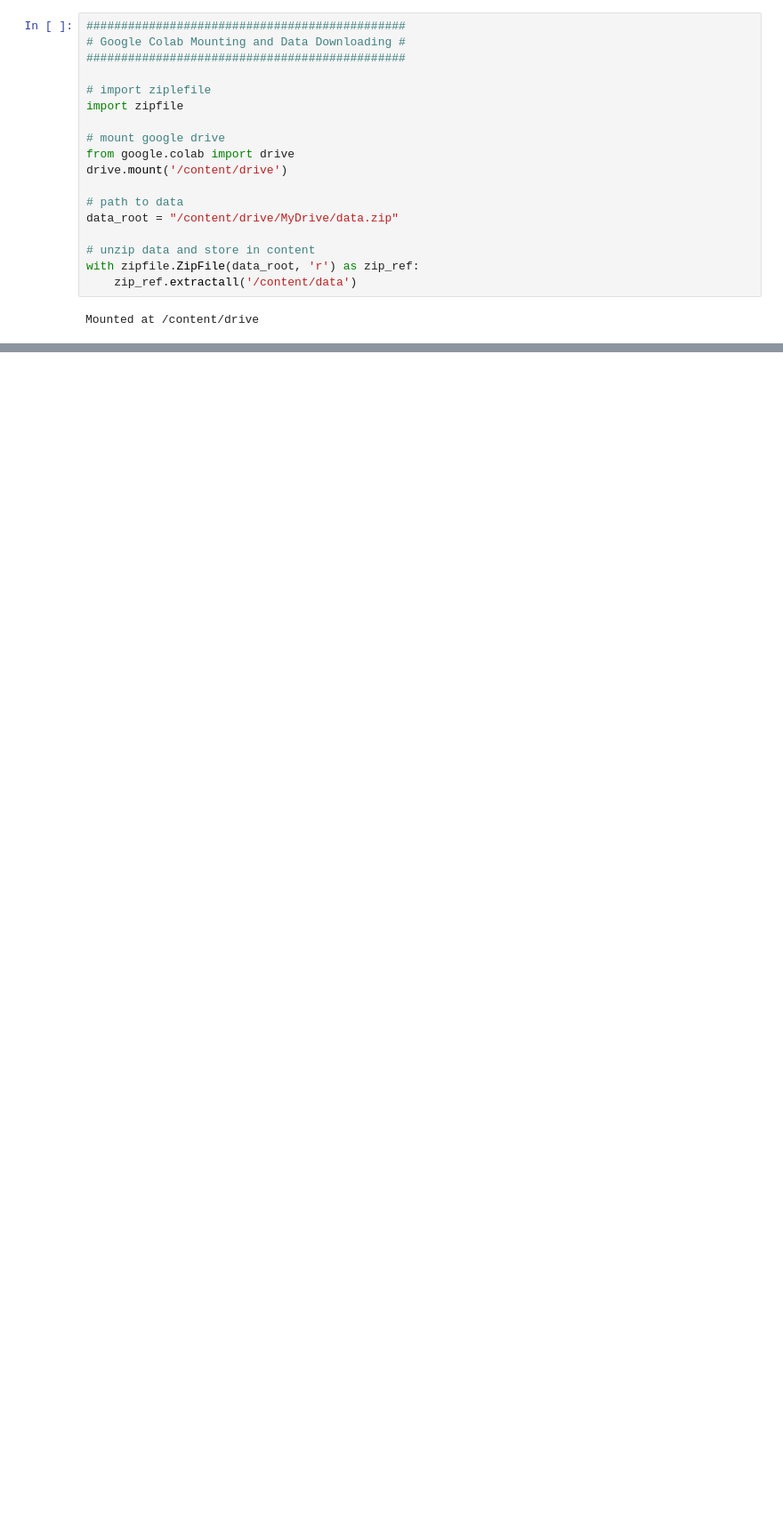
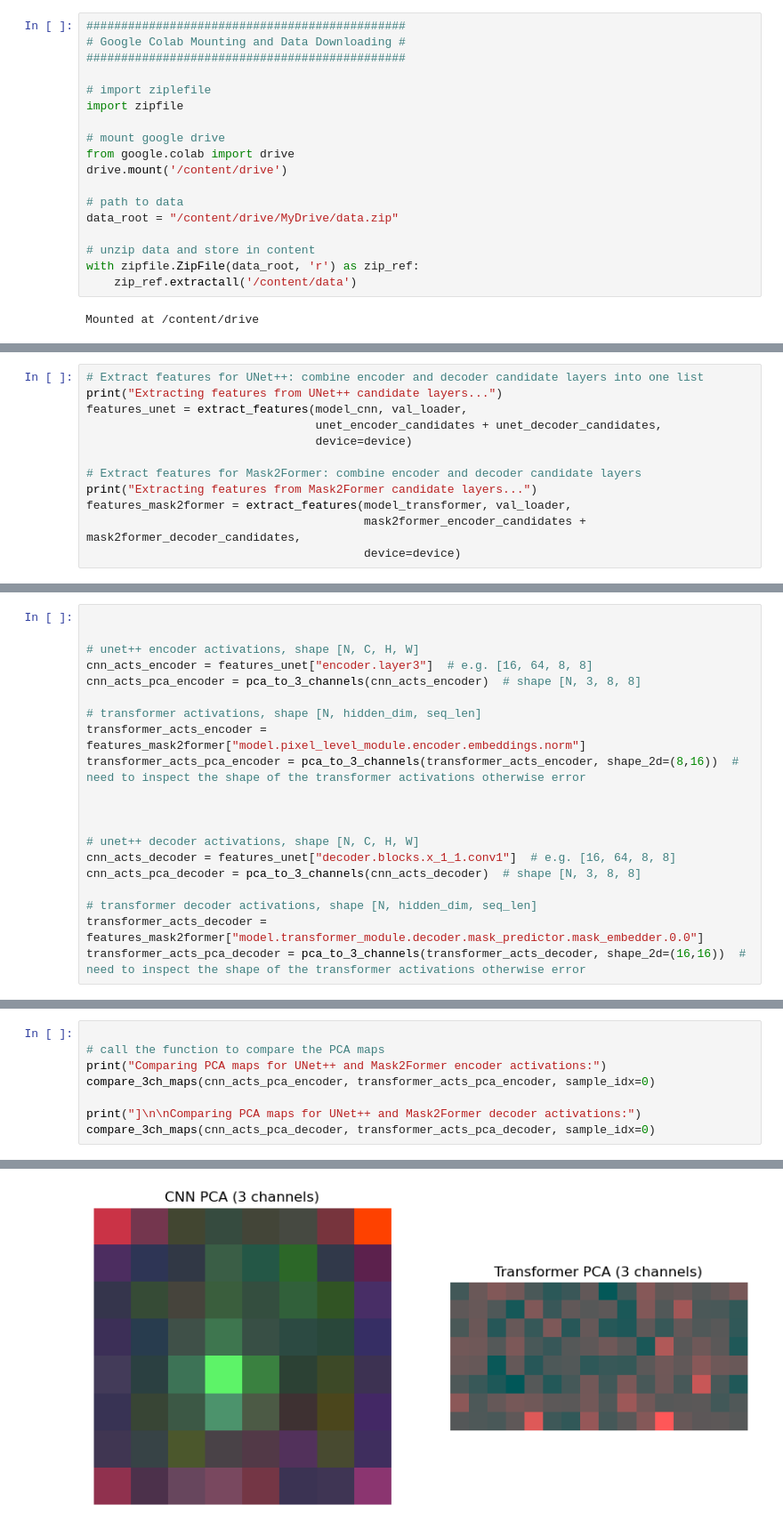
Before and after one commit to TheFourthKaramazov/mech_interp_segmentation, a Jupyter notebook: mech_interp_experiment.ipynb, the cells around one changed output, grey strips where cells are left out. Shown at 89% size. Saved outputs shown, nothing was run; the diff lists cells and outputs as text; blank space fills up the shorter version.

```diff
--- a/mech_interp_experiment.ipynb
+++ b/mech_interp_experiment.ipynb
@@ -648,0 +945,12 @@ compare_3ch_maps(cnn_acts_pca, transformer_acts_pca, sample_idx=0)
+# %%
+# Extract features for UNet++: combine encoder and decoder candidate layers into one list
+print("Extracting features from UNet++ candidate layers...")
+features_unet = extract_features(model_cnn, val_loader,
+                                 unet_encoder_candidates + unet_decoder_candidates,
+                                 device=device)
+
+# Extract features for Mask2Former: combine encoder and decoder candidate layers
+print("Extracting features from Mask2Former candidate layers...")
+features_mask2former = extract_features(model_transformer, val_loader,
+                                        mask2former_encoder_candidates + mask2former_decoder_candidates,
+                                        device=device)
@@ -648,0 +1123,20 @@ compare_3ch_maps(cnn_acts_pca, transformer_acts_pca, sample_idx=0)
+# %%
+
+
+# unet++ encoder activations, shape [N, C, H, W]
+cnn_acts_encoder = features_unet["encoder.layer3"]  # e.g. [16, 64, 8, 8]
+cnn_acts_pca_encoder = pca_to_3_channels(cnn_acts_encoder)  # shape [N, 3, 8, 8]
+
+# transformer activations, shape [N, hidden_dim, seq_len]
+transformer_acts_encoder = features_mask2former["model.pixel_level_module.encoder.embeddings.norm"]
+transformer_acts_pca_encoder = pca_to_3_channels(transformer_acts_encoder, shape_2d=(8,16))  # need to inspect the shape of the transformer activations otherwise error
+
+
+
+# unet++ decoder activations, shape [N, C, H, W]
+cnn_acts_decoder = features_unet["decoder.blocks.x_1_1.conv1"]  # e.g. [16, 64, 8, 8]
+cnn_acts_pca_decoder = pca_to_3_channels(cnn_acts_decoder)  # shape [N, 3, 8, 8]
+
+# transformer decoder activations, shape [N, hidden_dim, seq_len]
+transformer_acts_decoder = features_mask2former["model.transformer_module.decoder.mask_predictor.mask_embedder.0.0"]
+transformer_acts_pca_decoder = pca_to_3_channels(transformer_acts_decoder, shape_2d=(16,16))  #  need to inspect the shape of the transformer activations otherwise error
@@ -648,0 +1184,9 @@ compare_3ch_maps(cnn_acts_pca, transformer_acts_pca, sample_idx=0)
+# %%
+
+# call the function to compare the PCA maps
+print("Comparing PCA maps for UNet++ and Mask2Former encoder activations:")
+compare_3ch_maps(cnn_acts_pca_encoder, transformer_acts_pca_encoder, sample_idx=0)
+
+print("]\n\nComparing PCA maps for UNet++ and Mask2Former decoder activations:")
+compare_3ch_maps(cnn_acts_pca_decoder, transformer_acts_pca_decoder, sample_idx=0)
+# %% [output]
@@ -648,0 +1194 @@ compare_3ch_maps(cnn_acts_pca, transformer_acts_pca, sample_idx=0)
+[figure, added]
```
Also changed, not shown: parts of 49 cells of this notebook, 4 other files.
